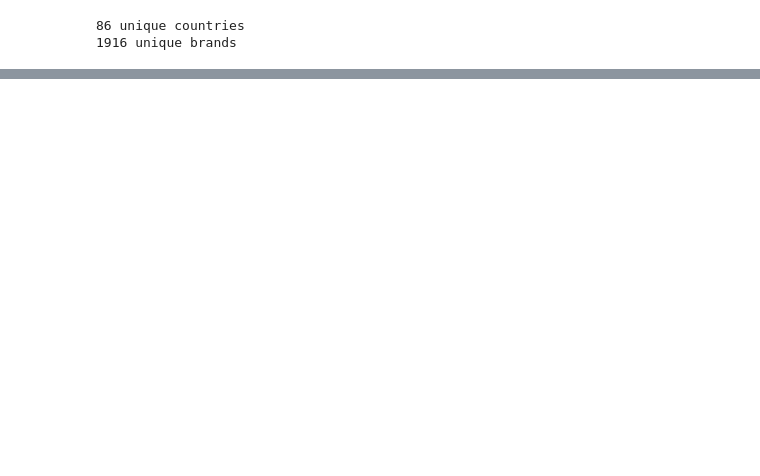
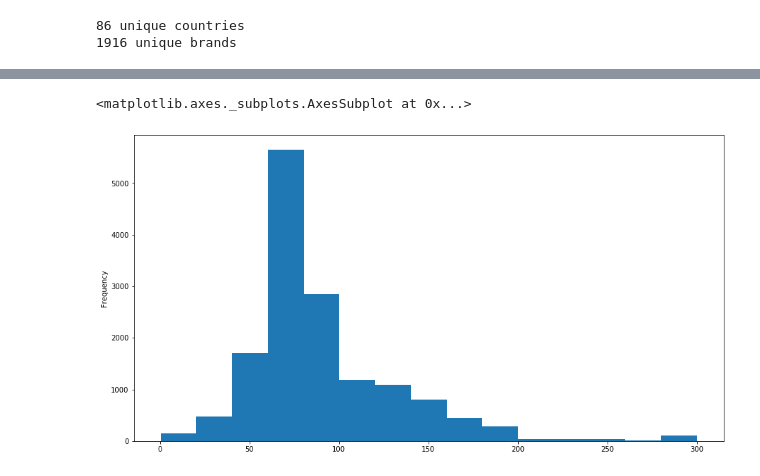
Before and after one commit to JScheire/ML-Toothpaste-Model, a Jupyter notebook: toothpaste/EDA.ipynb, the cells around one changed output, grey strips where cells are left out. Drawn from its saved outputs; the diff is of its cells as text; code cells hidden in the pictures; blank space fills up the shorter version.

```diff
--- a/toothpaste/EDA.ipynb
+++ b/toothpaste/EDA.ipynb
@@ -23,0 +54,5 @@ print('%s unique brands' % len(data['company'].unique()))
+# %%
+data['unit_pack_size_ml_g'].clip(upper=300).plot(kind='hist', bins=15)
+# %% [output]
+<matplotlib.axes._subplots.AxesSubplot at 0x...>
+[figure, added]
```
Also changed, not shown: parts of 9 cells of this notebook.
